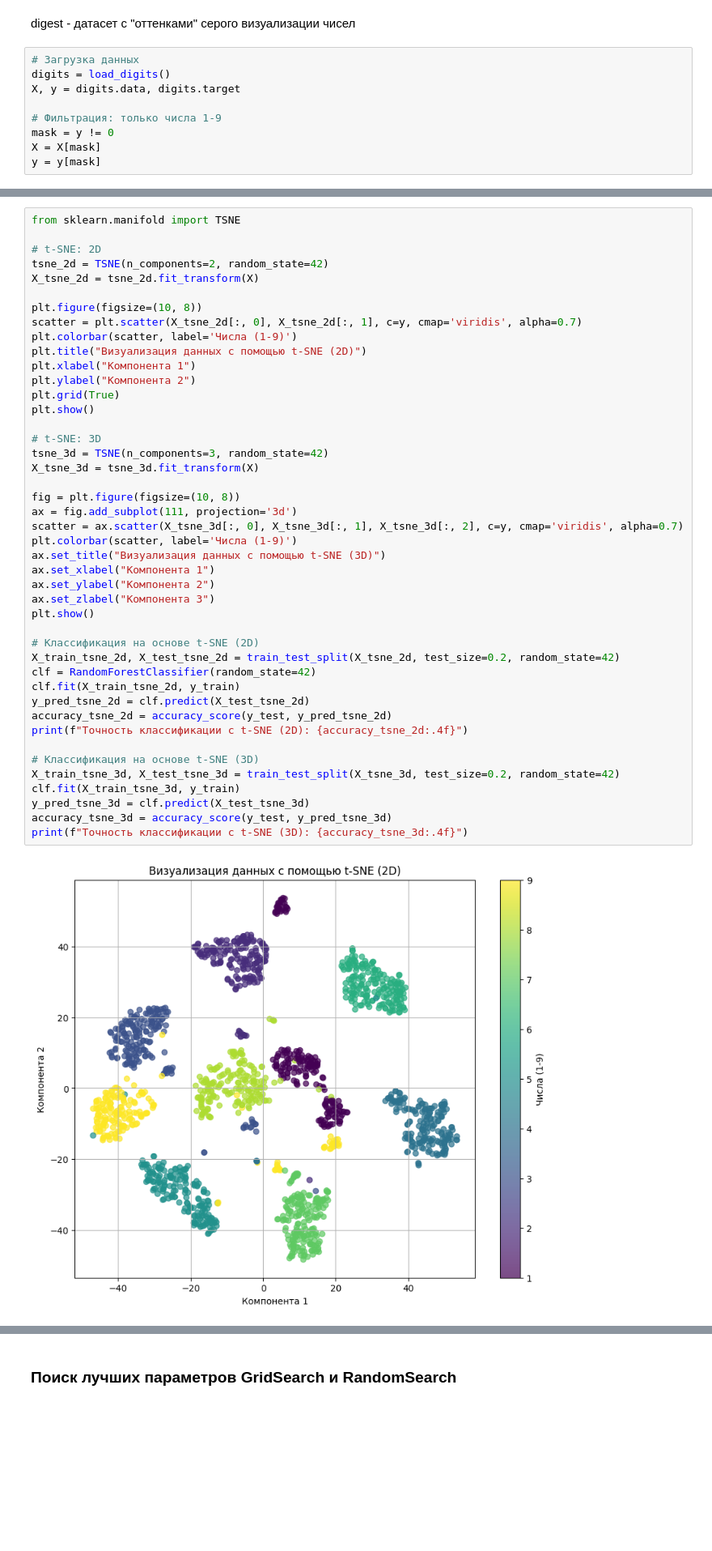
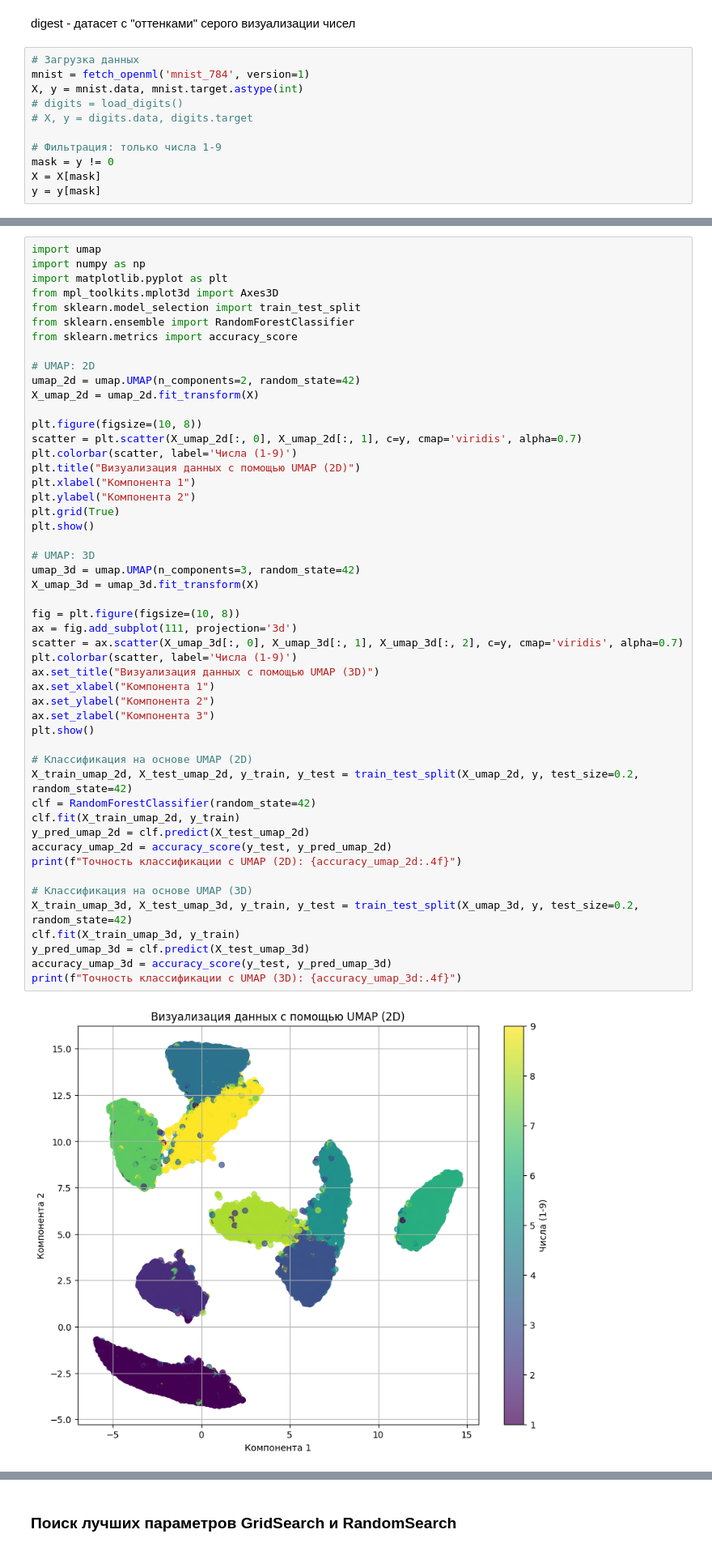
Before and after one commit to kand11/machineLearning, a Jupyter notebook: Практика_7.ipynb, the cells around one changed output, grey strips where cells are left out. Shown at 81% size. Cells and saved outputs as stored; diff of their text form; blank space fills up the shorter version.

```diff
--- a/Практика_7.ipynb
+++ b/Практика_7.ipynb
@@ -628,8 +582,10 @@ from sklearn.datasets import load_digits
 digest - датасет c "оттенками" серого визуализации чисел
 # %%
 # Загрузка данных
-digits = load_digits()
-X, y = digits.data, digits.target
+mnist = fetch_openml('mnist_784', version=1)
+X, y = mnist.data, mnist.target.astype(int)
+# digits = load_digits()
+# X, y = digits.data, digits.target
 
 # Фильтрация: только числа 1-9
 mask = y != 0
@@ -713,46 +696,52 @@ print(f"Точность классификации с PCA (3D): {accuracy_pca_3
 # %%
-from sklearn.manifold import TSNE
+import umap
+import numpy as np
+import matplotlib.pyplot as plt
+from mpl_toolkits.mplot3d import Axes3D
+from sklearn.model_selection import train_test_split
+from sklearn.ensemble import RandomForestClassifier
+from sklearn.metrics import accuracy_score
 
-# t-SNE: 2D
-tsne_2d = TSNE(n_components=2, random_state=42)
-X_tsne_2d = tsne_2d.fit_transform(X)
+# UMAP: 2D
+umap_2d = umap.UMAP(n_components=2, random_state=42)
+X_umap_2d = umap_2d.fit_transform(X)
 
 plt.figure(figsize=(10, 8))
-scatter = plt.scatter(X_tsne_2d[:, 0], X_tsne_2d[:, 1], c=y, cmap='viridis', alpha=0.7)
+scatter = plt.scatter(X_umap_2d[:, 0], X_umap_2d[:, 1], c=y, cmap='viridis', alpha=0.7)
 plt.colorbar(scatter, label='Числа (1-9)')
-plt.title("Визуализация данных с помощью t-SNE (2D)")
+plt.title("Визуализация данных с помощью UMAP (2D)")
 plt.xlabel("Компонента 1")
 plt.ylabel("Компонента 2")
 plt.grid(True)
 plt.show()
 
-# t-SNE: 3D
-tsne_3d = TSNE(n_components=3, random_state=42)
-X_tsne_3d = tsne_3d.fit_transform(X)
+# UMAP: 3D
+umap_3d = umap.UMAP(n_components=3, random_state=42)
+X_umap_3d = umap_3d.fit_transform(X)
 
 fig = plt.figure(figsize=(10, 8))
 ax = fig.add_subplot(111, projection='3d')
-scatter = ax.scatter(X_tsne_3d[:, 0], X_tsne_3d[:, 1], X_tsne_3d[:, 2], c=y, cmap='viridis', alpha=0.7)
+scatter = ax.scatter(X_umap_3d[:, 0], X_umap_3d[:, 1], X_umap_3d[:, 2], c=y, cmap='viridis', alpha=0.7)
 plt.colorbar(scatter, label='Числа (1-9)')
-ax.set_title("Визуализация данных с помощью t-SNE (3D)")
+ax.set_title("Визуализация данных с помощью UMAP (3D)")
 ax.set_xlabel("Компонента 1")
 ax.set_ylabel("Компонента 2")
 ax.set_zlabel("Компонента 3")
 plt.show()
 
-# Классификация на основе t-SNE (2D)
-X_train_tsne_2d, X_test_tsne_2d = train_test_split(X_tsne_2d, test_size=0.2, random_state=42)
+# Классификация на основе UMAP (2D)
+X_train_umap_2d, X_test_umap_2d, y_train, y_test = train_test_split(X_umap_2d, y, test_size=0.2, random_state=42)
 clf = RandomForestClassifier(random_state=42)
-clf.fit(X_train_tsne_2d, y_train)
-y_pred_tsne_2d = clf.predict(X_test_tsne_2d)
-accuracy_tsne_2d = accuracy_score(y_test, y_pred_tsne_2d)
-print(f"Точность классификации с t-SNE (2D): {accuracy_tsne_2d:.4f}")
+clf.fit(X_train_umap_2d, y_train)
+y_pred_umap_2d = clf.predict(X_test_umap_2d)
+accuracy_umap_2d = accuracy_score(y_test, y_pred_umap_2d)
+print(f"Точность классификации с UMAP (2D): {accuracy_umap_2d:.4f}")
 
-# Классификация на основе t-SNE (3D)
-X_train_tsne_3d, X_test_tsne_3d = train_test_split(X_tsne_3d, test_size=0.2, random_state=42)
-clf.fit(X_train_tsne_3d, y_train)
-y_pred_tsne_3d = clf.predict(X_test_tsne_3d)
-accuracy_tsne_3d = accuracy_score(y_test, y_pred_tsne_3d)
-print(f"Точность классификации с t-SNE (3D): {accuracy_tsne_3d:.4f}")
+# Классификация на основе UMAP (3D)
+X_train_umap_3d, X_test_umap_3d, y_train, y_test = train_test_split(X_umap_3d, y, test_size=0.2, random_state=42)
+clf.fit(X_train_umap_3d, y_train)
+y_pred_umap_3d = clf.predict(X_test_umap_3d)
+accuracy_umap_3d = accuracy_score(y_test, y_pred_umap_3d)
+print(f"Точность классификации с UMAP (3D): {accuracy_umap_3d:.4f}")
 # %% [output]
-[figure, old version]
+[figure, new version]
```
Also changed, not shown: parts of 11 cells of this notebook.
